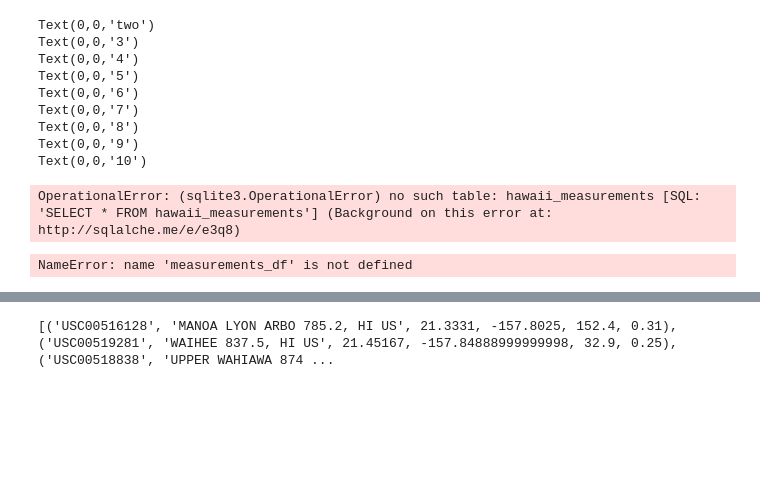
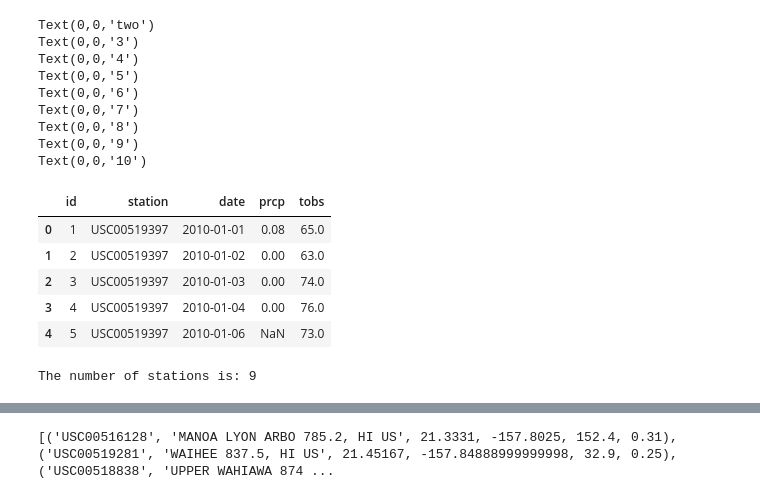
Before and after one commit to parzival611/HawaiiWeather, a Jupyter notebook: climate_starter.ipynb, the cells around one changed output, grey strips where cells are left out. Cells and saved outputs as stored; diff of their text form; code cells hidden in the pictures; blank space fills up the shorter version.

```diff
--- a/climate_starter.ipynb
+++ b/climate_starter.ipynb
@@ -76,17 +84,22 @@ Text(0,0,'8')
 Text(0,0,'9')
 Text(0,0,'10')
 # %%
-# Use Pandas to calcualte the summary statistics for the precipitation data
-measurements_df = pd.read_sql('SELECT * FROM hawaii_measurements', con=conn)
+# Use Pandas to calculate the summary statistics for the precipitation data
+measurements_df = pd.read_sql('SELECT * FROM measurement', con=conn)
 measurements_df.head()
 # %% [output]
-OperationalError: (sqlite3.OperationalError) no such table: hawaii_measurements [SQL: 'SELECT * FROM hawaii_measurements'] (Background on this error at: http://sqlalche.me/e/e3q8)
+|  | id | station | date | prcp | tobs |
+| 0 | 1 | USC00519397 | 2010-01-01 | 0.08 | 65.0 |
+| 1 | 2 | USC00519397 | 2010-01-02 | 0.00 | 63.0 |
+| 2 | 3 | USC00519397 | 2010-01-03 | 0.00 | 74.0 |
+| 3 | 4 | USC00519397 | 2010-01-04 | 0.00 | 76.0 |
+| 4 | 5 | USC00519397 | 2010-01-06 | NaN | 73.0 |
 # %%
 # How many stations are available in this dataset?
 number_of_stations = measurements_df['station'].nunique()
 print(f"The number of stations is: {number_of_stations}")
 # %% [output]
-NameError: name 'measurements_df' is not defined
+The number of stations is: 9
 # %%
 # What are the most active stations?
 # List the stations and the counts in descending order.
```
Also changed, not shown: parts of 8 cells of this notebook.
